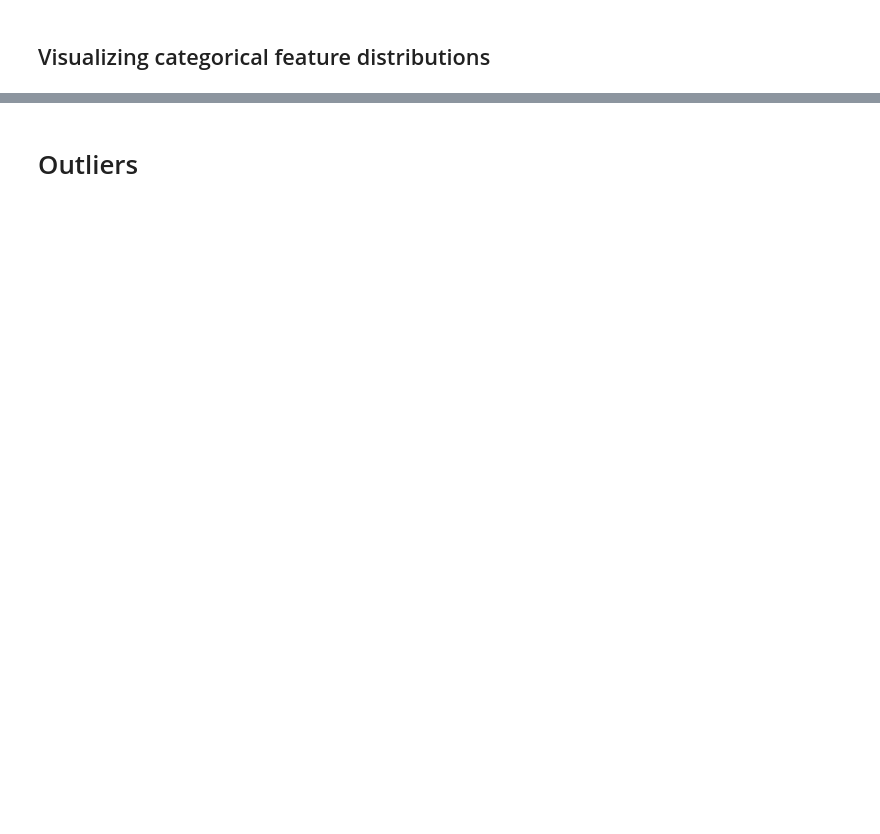
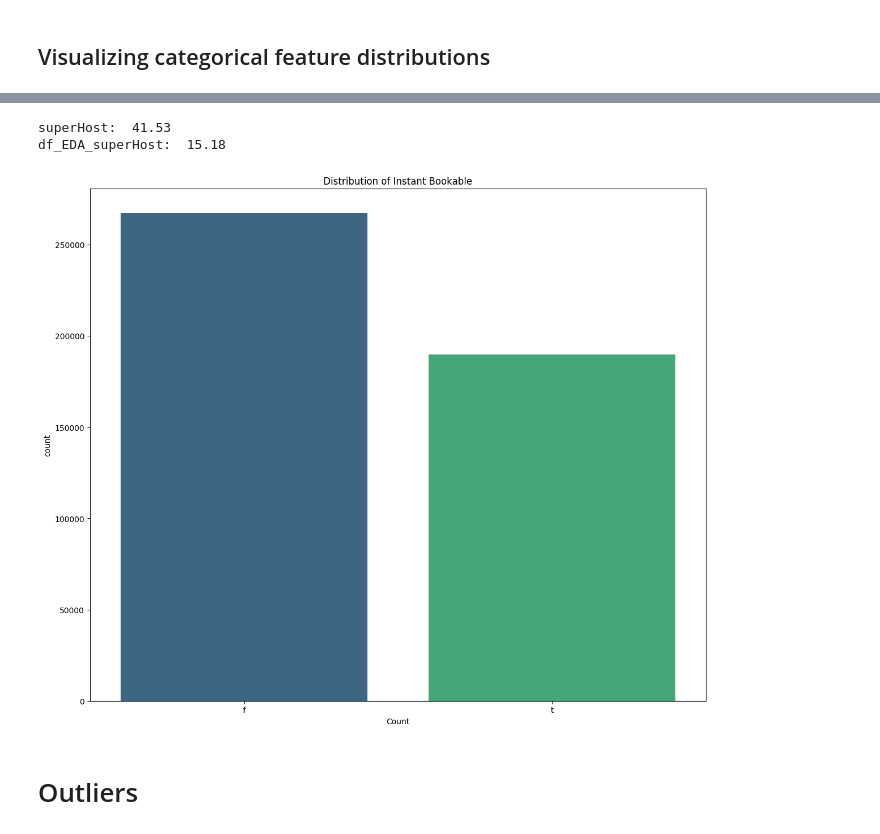
Before and after one commit to hajyhia/Airbnb_Berlin_Price_predic, a Jupyter notebook: Airbnb_Berlin_Price_Predict_EDA.ipynb, the cells around one changed output, grey strips where cells are left out. Cells and saved outputs as stored; diff of their text form; code cells hidden in the pictures; blank space fills up the shorter version.

```diff
--- a/Airbnb_Berlin_Price_Predict_EDA.ipynb
+++ b/Airbnb_Berlin_Price_Predict_EDA.ipynb
@@ -19,4 +19,5 @@ Mounted at /content/drive
 # %%
+AirbnbBerlin_df = pd.read_csv('/content/drive/My Drive/Airbnb/Airbnb Berlin.csv', index_col=0)
 df_EDA = pd.read_csv('/content/drive/My Drive/Airbnb/df_EDA.csv', index_col=0)
 # %%
 df = df_EDA.copy()
@@ -152,3 +198,25 @@ plt.show()
+# %%
+Is_Superhost = AirbnbBerlin_df['Is Superhost'].value_counts()
+superHost = (Is_Superhost.loc['t']/(Is_Superhost.loc['f'] + Is_Superhost.loc['t'])) * 100
+print(f"superHost: {superHost: 0.2f}")
+
+df_EDA_Is_Superhost = df_EDA['Is Superhost'].value_counts()
+df_EDA_Is_Superhost
+df_EDA_SuperHost = (df_EDA_Is_Superhost.iloc[1]/(df_EDA_Is_Superhost.iloc[0] + df_EDA_Is_Superhost.iloc[1])) * 100
+print(f"df_EDA_superHost: {df_EDA_SuperHost: 0.2f}")
+# %% [output]
+superHost:  41.53
+df_EDA_superHost:  15.18
+# %%
+plt.figure(figsize=(12, 10))
+sns.countplot(data=AirbnbBerlin_df, x='Is Superhost', palette="viridis")
+plt.title(f"Distribution of Instant Bookable")
+plt.xlabel("Count")
+
+plt.tight_layout()
+plt.show()
+# %% [output]
+[figure, added]
 # %% [markdown]
 # Outliers
 # %%
```
Also changed, not shown: parts of 14 cells of this notebook.
